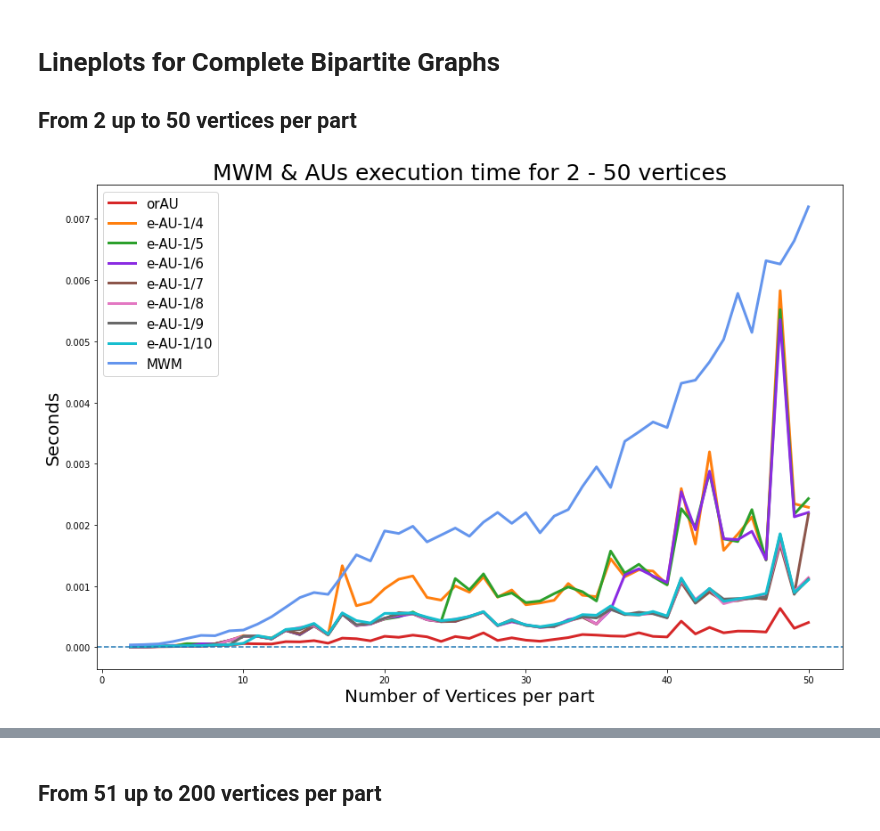
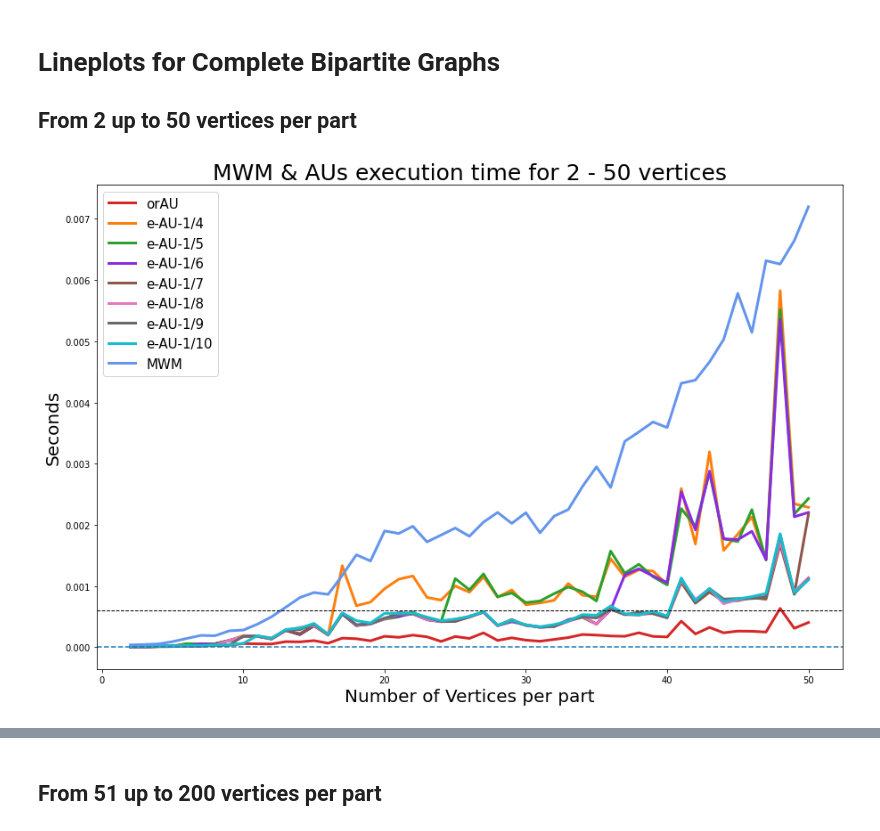
Before and after one commit to zuliani99/MWM_Auction_Comparison, a Jupyter notebook: benchmarck_graphs/AA_benchmark_Complete_Bipartite_graphs.ipynb, the cells around one changed output, grey strips where cells are left out. Drawn from its saved outputs; the diff is of its cells as text; code cells hidden in the pictures.

Commit message:
update graphs

```diff
--- a/benchmarck_graphs/AA_benchmark_Complete_Bipartite_graphs.ipynb
+++ b/benchmarck_graphs/AA_benchmark_Complete_Bipartite_graphs.ipynb
@@ -18,26 +18,27 @@ x = df['Edges_per_part']
 # %%
 plt.figure(figsize=(15,10))
 
 plt.plot(x,df['Seconds_orAU'], label='orAU', color='tab:red', linewidth=3)
 plt.plot(x,df['Seconds_eAU_4'], label='e-AU-1/4', color='tab:orange', linewidth=3)
 plt.plot(x,df['Seconds_eAU_5'], label='e-AU-1/5', color='tab:green', linewidth=3)
 plt.plot(x,df['Seconds_eAU_6'], label='e-AU-1/6', color='blueviolet', linewidth=3)
 plt.plot(x,df['Seconds_eAU_7'], label='e-AU-1/7', color='tab:brown', linewidth=3)
 plt.plot(x,df['Seconds_eAU_8'], label='e-AU-1/8', color='tab:pink', linewidth=3)
 plt.plot(x,df['Seconds_eAU_9'], label='e-AU-1/9', color='dimgray', linewidth=3)
 plt.plot(x,df['Seconds_eAU_10'], label='e-AU-1/10', color='tab:cyan', linewidth=3)
 plt.plot(x,df['Seconds_MWM'], label='MWM', color='cornflowerblue', linewidth=3)
+plt.axhline(y=0.0006, linestyle='dashed', linewidth=1, color='black')
 plt.axhline(y=0, linestyle='dashed')
 
 plt.legend(loc=2, prop={'size': 15})
 
 plt.ylabel('Seconds', fontsize=20)
 plt.xlabel('Number of Vertices per part', fontsize=20)
 plt.title('MWM & AUs execution time' + title_vertices, fontsize=25)
 
 plt.show()
 # %% [output]
-[figure, old version]
+[figure, new version]
 # %%
 plt.figure(figsize=(15,10))
 
```
Also changed, not shown: parts of 8 cells of this notebook, 12 other files.
